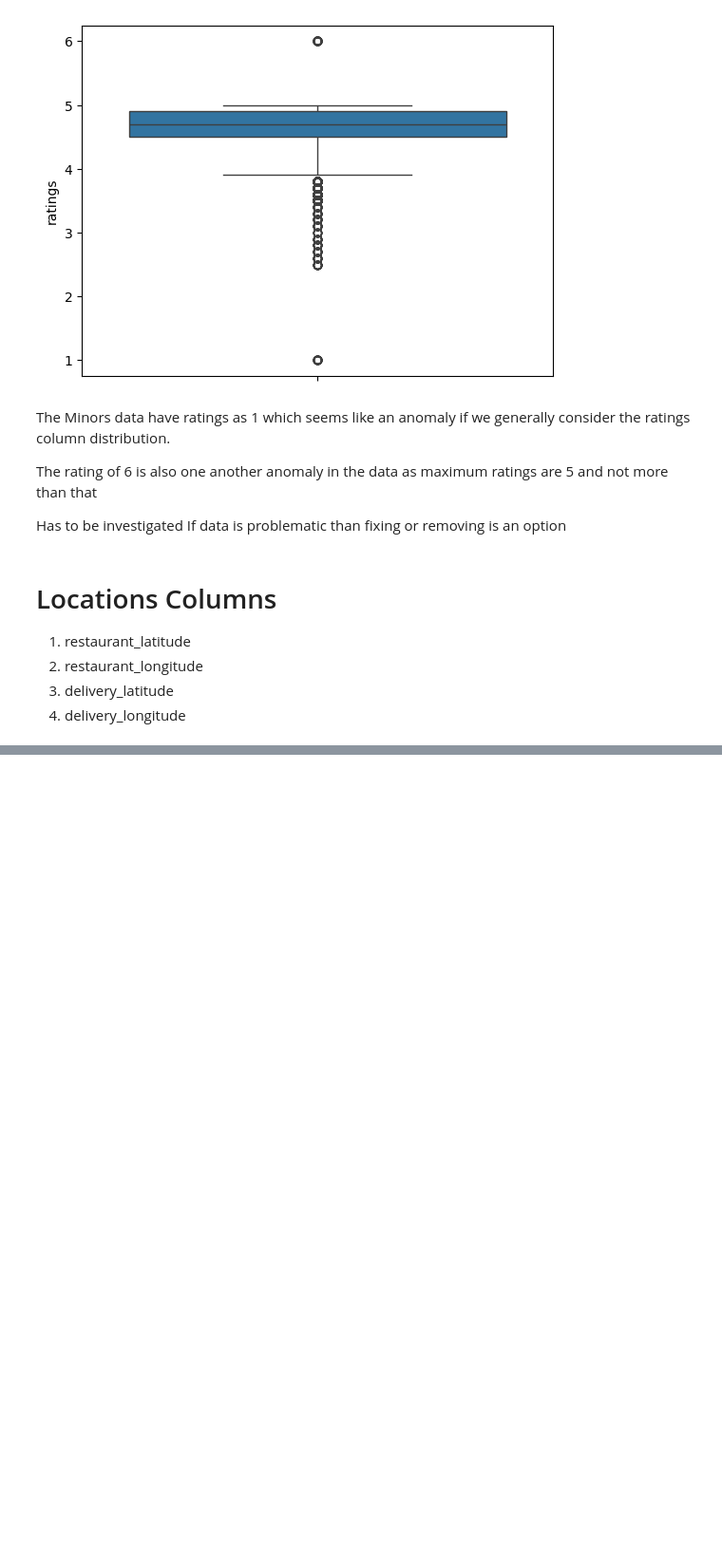
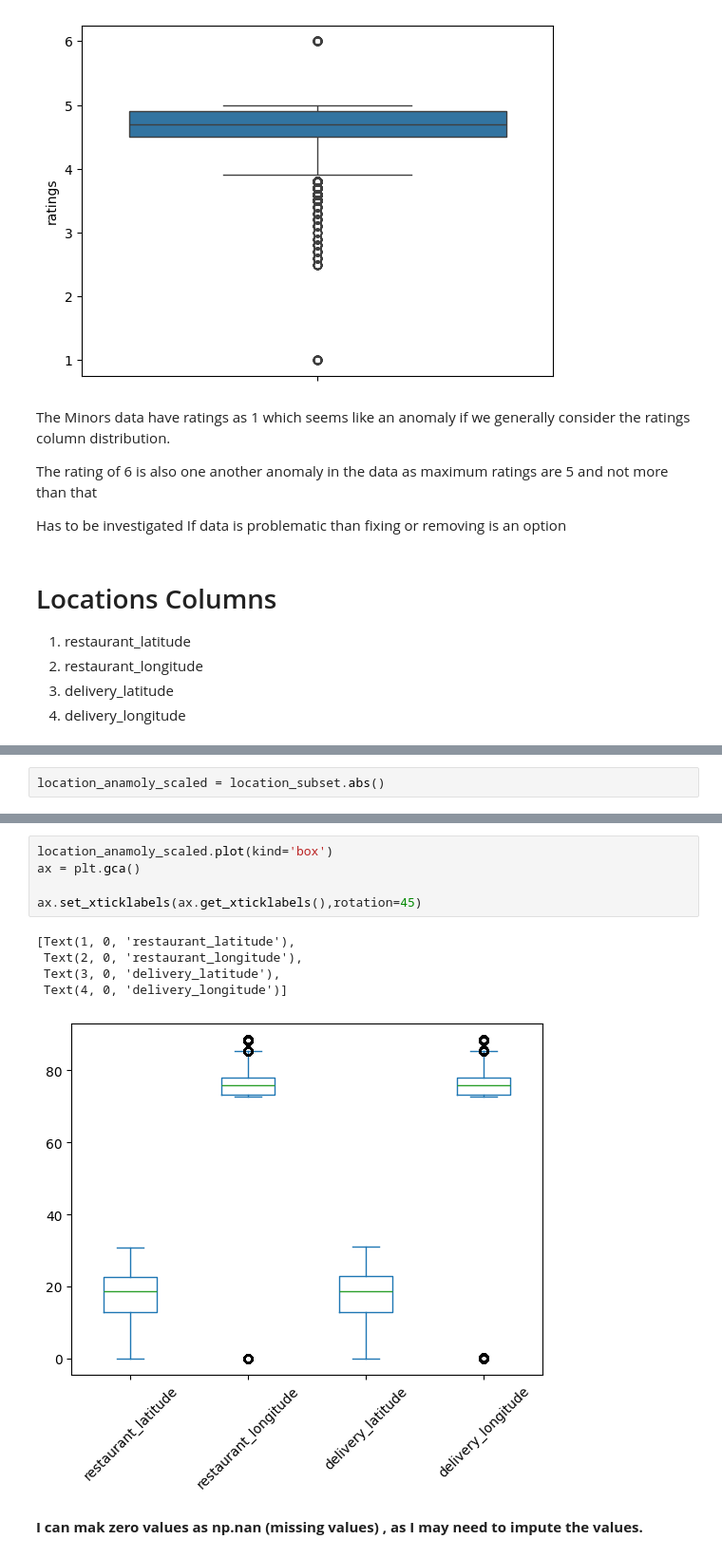
Before and after one commit to AvanindraBose/Urban-Eats-Food-Delivery-Time-Prediction, a Jupyter notebook: notebooks/Data-Cleaning.ipynb, the cells around one changed output, grey strips where cells are left out. Shown at 95% size. Cells and saved outputs as stored; diff of their text form; blank space fills up the shorter version.

```diff
--- a/notebooks/Data-Cleaning.ipynb
+++ b/notebooks/Data-Cleaning.ipynb
@@ -576,0 +667,2 @@ If data is problematic than fixing or removing is an option
+# %%
+location_anamoly_scaled = location_subset.abs()
@@ -576,0 +681,13 @@ If data is problematic than fixing or removing is an option
+# %%
+location_anamoly_scaled.plot(kind='box')
+ax = plt.gca()
+
+ax.set_xticklabels(ax.get_xticklabels(),rotation=45)
+# %% [output]
+[Text(1, 0, 'restaurant_latitude'),
+ Text(2, 0, 'restaurant_longitude'),
+ Text(3, 0, 'delivery_latitude'),
+ Text(4, 0, 'delivery_longitude')]
+[figure, added]
+# %% [markdown]
+__I can mak zero values as np.nan (missing values) , as I may need to impute the values.__
```
Also changed, not shown: parts of 95 cells of this notebook.
